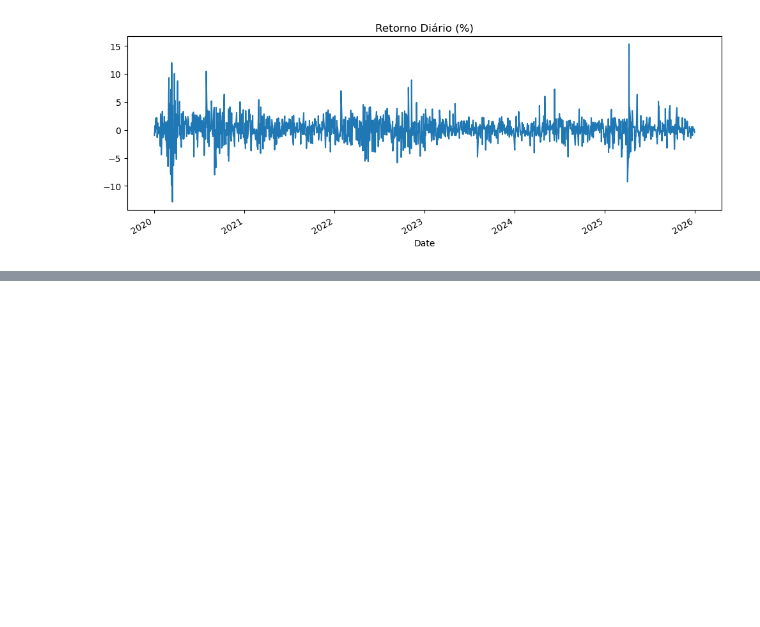
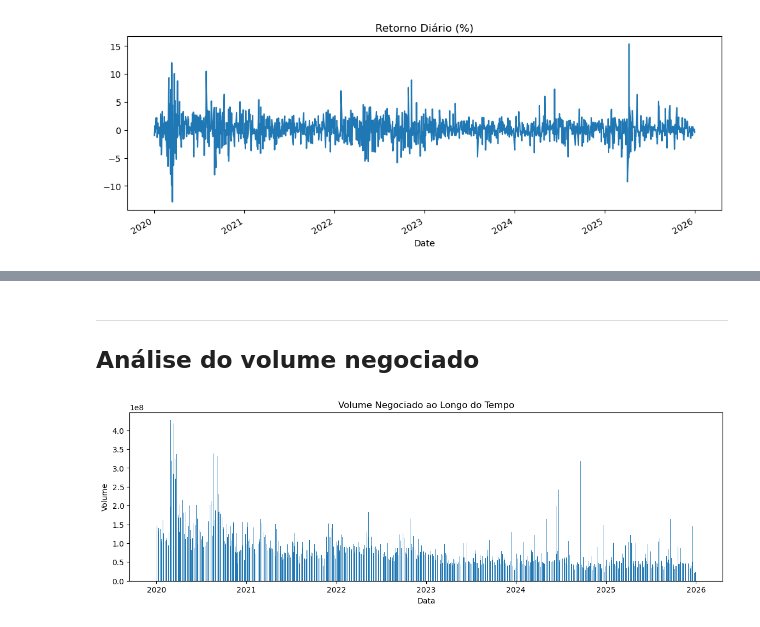
Before and after one commit to wellitonrocha/data_science_journey, a Jupyter notebook: Semana04_Python_Financas/finance_analysis.ipynb, the cells around one changed output, grey strips where cells are left out. Saved outputs shown, nothing was run; the diff lists cells and outputs as text; code cells hidden in the pictures; blank space fills up the shorter version.

```diff
--- a/Semana04_Python_Financas/finance_analysis.ipynb
+++ b/Semana04_Python_Financas/finance_analysis.ipynb
@@ -194,0 +231,12 @@ plt.show()
+# %% [markdown]
+---
+## Análise do volume negociado
+# %%
+plt.figure(figsize=(14, 4))
+plt.bar(df.index, df["Volume"])
+plt.title("Volume Negociado ao Longo do Tempo")
+plt.xlabel("Data")
+plt.ylabel("Volume")
+plt.show()
+# %% [output]
+[figure, added]
```
Also changed, not shown: parts of 7 cells of this notebook, 1 other file.
